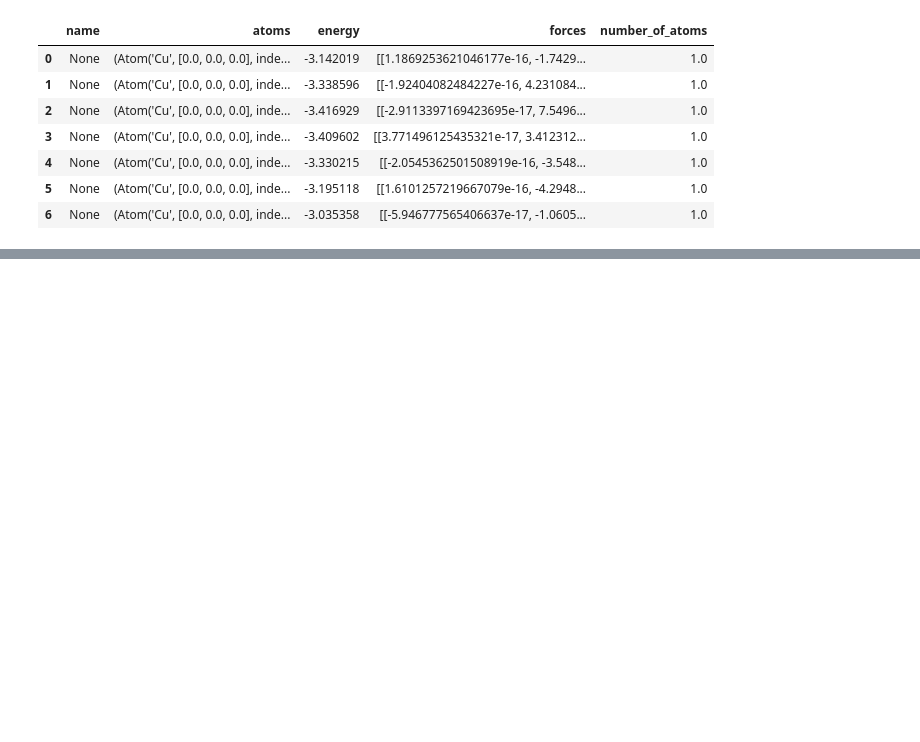
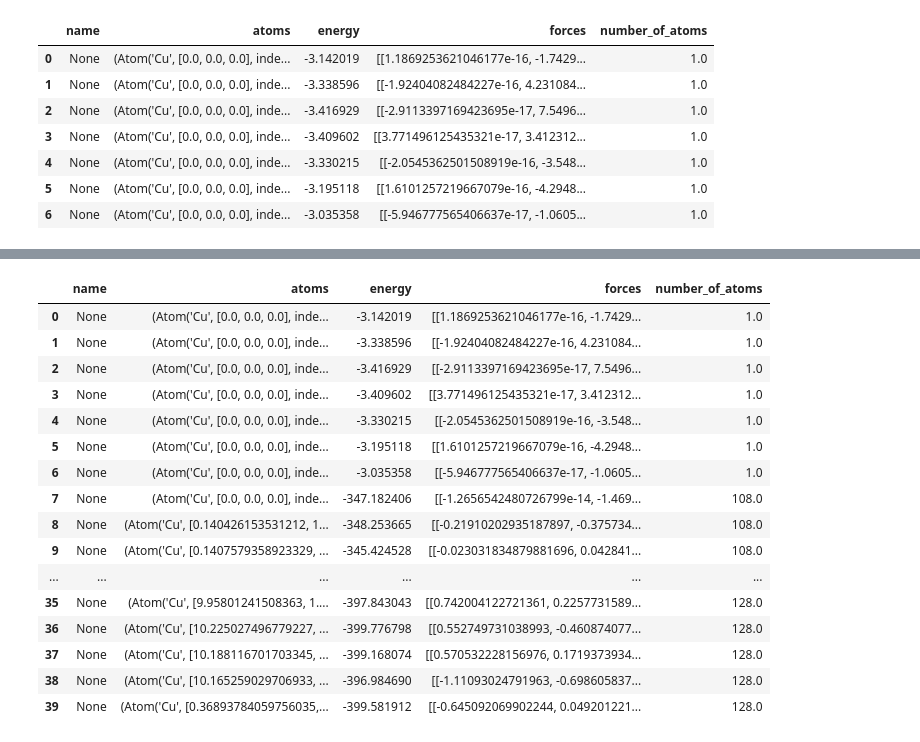
Before and after one commit to pyiron-workshop/potentials-workshop-2021, a Jupyter notebook: day_1/ex_02_creating_structure_databases.ipynb, the cells around one changed output, grey strips where cells are left out. Drawn from its saved outputs; the diff is of its cells as text; code cells hidden in the pictures; blank space fills up the shorter version.

```diff
--- a/day_1/ex_02_creating_structure_databases.ipynb
+++ b/day_1/ex_02_creating_structure_databases.ipynb
@@ -79,0 +140,21 @@ job_tc.to_pandas()
+# %%
+dataset = pr["dataset_example"]
+dataset.to_pandas()
+# %% [output]
+|  | name | atoms | energy | forces | number_of_atoms |
+| 0 | None | (Atom('Cu', [0.0, 0.0, 0.0], inde... | -3.142019 | [[1.1869253621046177e-16, -1.7429... | 1.0 |
+| 1 | None | (Atom('Cu', [0.0, 0.0, 0.0], inde... | -3.338596 | [[-1.92404082484227e-16, 4.231084... | 1.0 |
+| 2 | None | (Atom('Cu', [0.0, 0.0, 0.0], inde... | -3.416929 | [[-2.9113397169423695e-17, 7.5496... | 1.0 |
+| 3 | None | (Atom('Cu', [0.0, 0.0, 0.0], inde... | -3.409602 | [[3.771496125435321e-17, 3.412312... | 1.0 |
+| 4 | None | (Atom('Cu', [0.0, 0.0, 0.0], inde... | -3.330215 | [[-2.0545362501508919e-16, -3.548... | 1.0 |
+| 5 | None | (Atom('Cu', [0.0, 0.0, 0.0], inde... | -3.195118 | [[1.6101257219667079e-16, -4.2948... | 1.0 |
+| 6 | None | (Atom('Cu', [0.0, 0.0, 0.0], inde... | -3.035358 | [[-5.946777565406637e-17, -1.0605... | 1.0 |
+| 7 | None | (Atom('Cu', [0.0, 0.0, 0.0], inde... | -347.182406 | [[-1.2656542480726799e-14, -1.469... | 108.0 |
+| 8 | None | (Atom('Cu', [0.140426153531212, 1... | -348.253665 | [[-0.21910202935187897, -0.375734... | 108.0 |
+| 9 | None | (Atom('Cu', [0.1407579358923329, ... | -345.424528 | [[-0.023031834879881696, 0.042841... | 108.0 |
+| ... | ... | ... | ... | ... | ... |
+| 35 | None | (Atom('Cu', [9.95801241508363, 1.... | -397.843043 | [[0.742004122721361, 0.2257731589... | 128.0 |
+| 36 | None | (Atom('Cu', [10.225027496779227, ... | -399.776798 | [[0.552749731038993, -0.460874077... | 128.0 |
+| 37 | None | (Atom('Cu', [10.188116701703345, ... | -399.168074 | [[0.570532228156976, 0.1719373934... | 128.0 |
+| 38 | None | (Atom('Cu', [10.165259029706933, ... | -396.984690 | [[-1.11093024791963, -0.698605837... | 128.0 |
+| 39 | None | (Atom('Cu', [0.36893784059756035,... | -399.581912 | [[-0.645092069902244, 0.049201221... | 128.0 |
```
Also changed, not shown: parts of 13 cells of this notebook.
